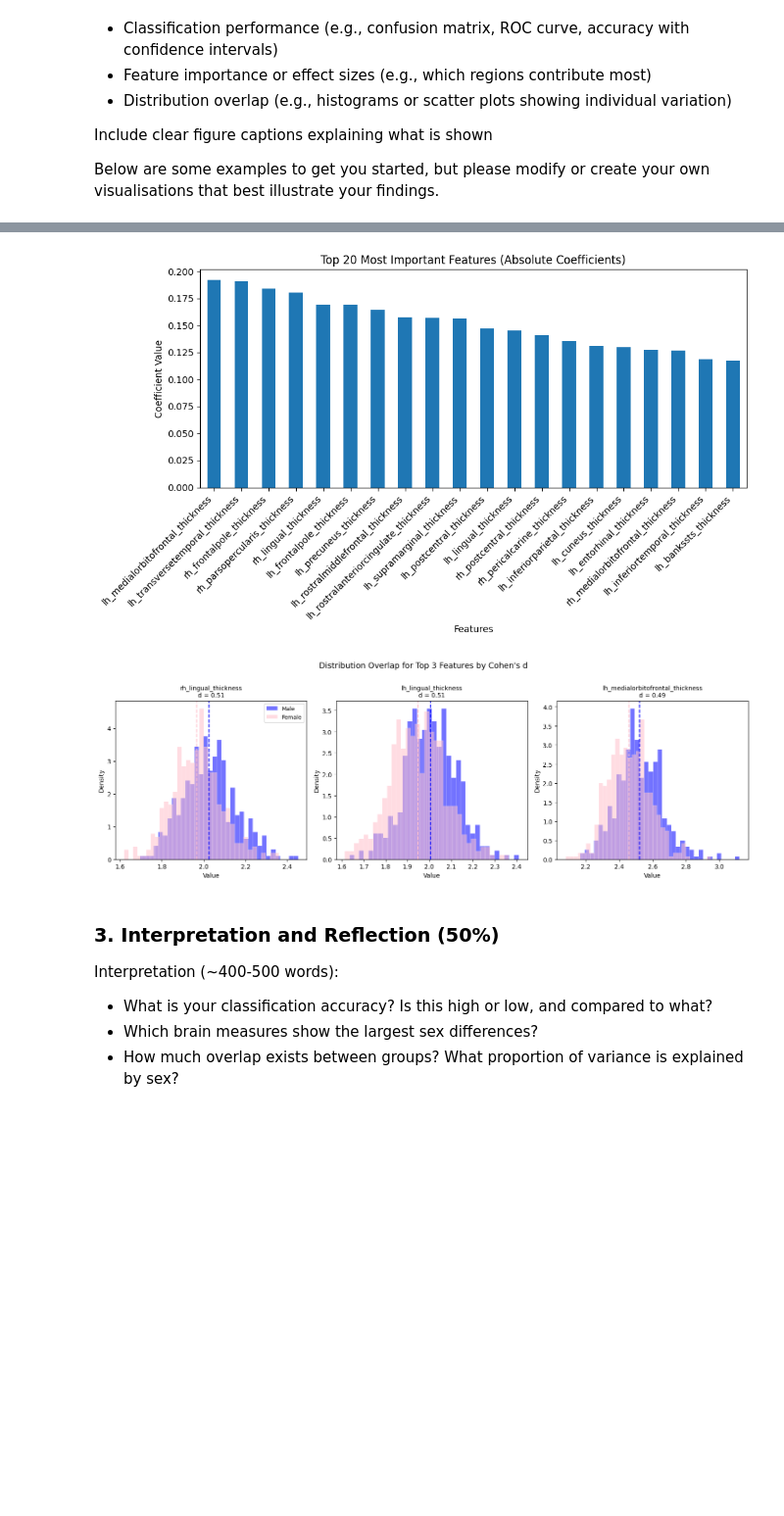
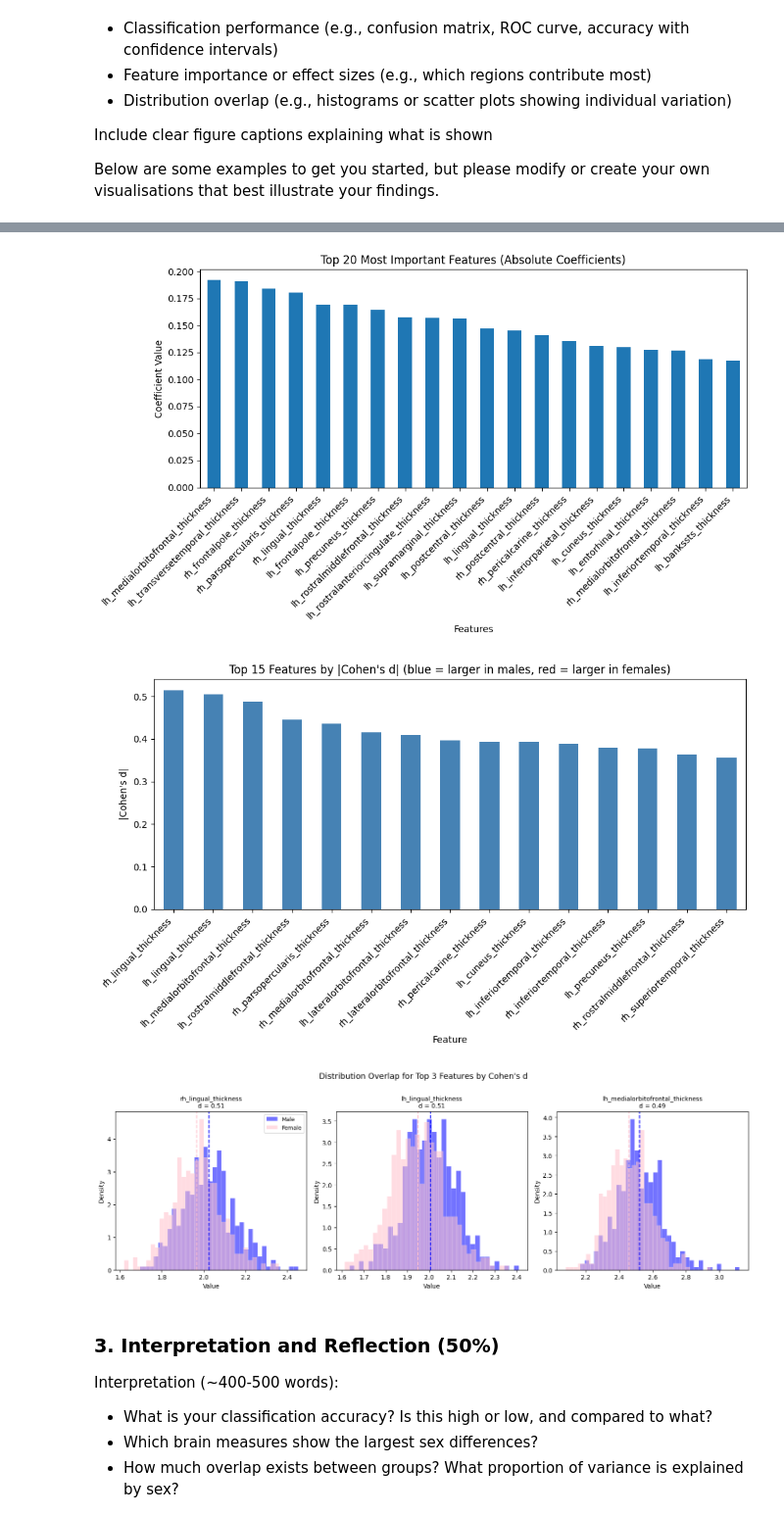
Before and after one commit to lynnv-hub/Mind_Reading, a Jupyter notebook: MindReading_Report1.ipynb, the cells around one changed output, grey strips where cells are left out. Shown at 98% size. Cells and saved outputs as stored; diff of their text form; code cells hidden in the pictures; blank space fills up the shorter version.

```diff
--- a/MindReading_Report1.ipynb
+++ b/MindReading_Report1.ipynb
@@ -292,36 +292,51 @@ plt.tight_layout()
 plt.show()
 top3_features = effect_sizes.abs().sort_values(ascending=False).head(3).index.tolist()
 
+# Bar chart of top 15 features by Cohen's d
+plt.figure(figsize=(10, 6))
+top_d = effect_sizes.abs().sort_values(ascending=False).head(15)
+colors = ['steelblue' if effect_sizes[f] > 0 else 'salmon' for f in top_d.index]
+top_d.plot(kind='bar', color=colors)
+plt.title("Top 15 Features by |Cohen's d| (blue = larger in males, red = larger in females)")
+plt.ylabel("|Cohen's d|")
+plt.xlabel("Feature")
+plt.xticks(rotation=45, ha='right')
+plt.tight_layout()
+plt.savefig('fig_cohens_d.png', dpi=150, bbox_inches='tight')
+plt.show()
+
+
 # Use the FULL dataset for distribution plots (not just training) for richer visualisation
 full_df = pd.DataFrame(X, columns=selected_features)
 full_df['sex'] = ['Male' if s == 1 else 'Female' for s in y]
 
 fig, axes = plt.subplots(1, 3, figsize=(15, 5))
 
 for i, feat in enumerate(top3_features):
     d_val = effect_sizes[feat]
     for sex_label, color in [('Male', 'blue'), ('Female', 'pink')]:
         subset = full_df[full_df['sex'] == sex_label][feat]
         axes[i].hist(
             subset, bins=35, alpha=0.55, color=color,
             label=sex_label, density=True, edgecolor='white', linewidth=0.3
         )
         axes[i].axvline(subset.mean(), color=color, linestyle='--', linewidth=1.5)
     axes[i].set_title(f'{feat}\nd = {d_val:.2f}', fontsize=10)
     axes[i].set_xlabel('Value')
     axes[i].set_ylabel('Density')
     if i == 0:
         axes[i].legend(fontsize=9)
 
 plt.suptitle('Distribution Overlap for Top 3 Features by Cohen\'s d', fontsize=13, y=1.01)
 plt.tight_layout()
 plt.savefig('fig3_distribution_overlap.png', dpi=150, bbox_inches='tight')
 plt.show()
 # %% [output]
 [figure]
 [figure]
 [figure]
-[figure, old version]
+[figure, new version]
+[figure, added]
 # %% [markdown]
 ### 3. Interpretation and Reflection (50%)
 
```
Also changed, not shown: parts of 1 cell of this notebook.
